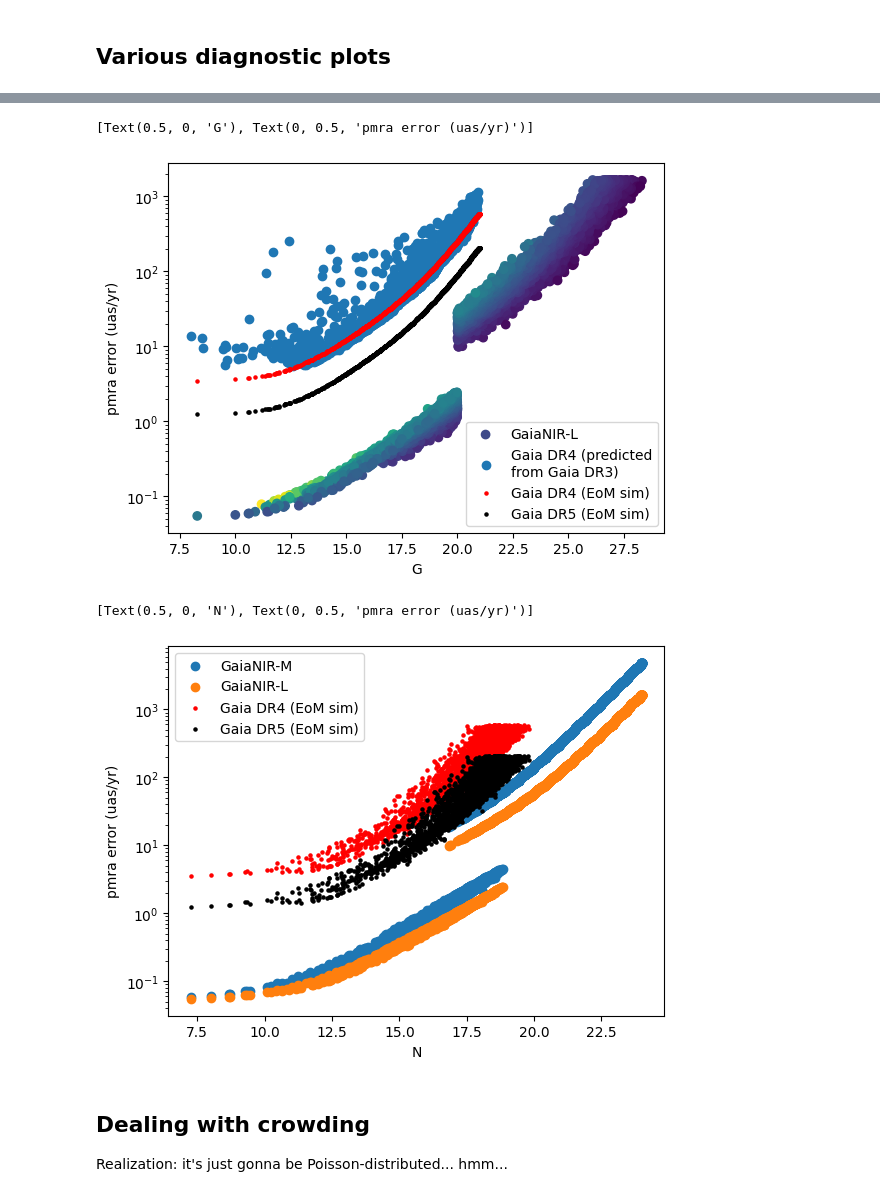
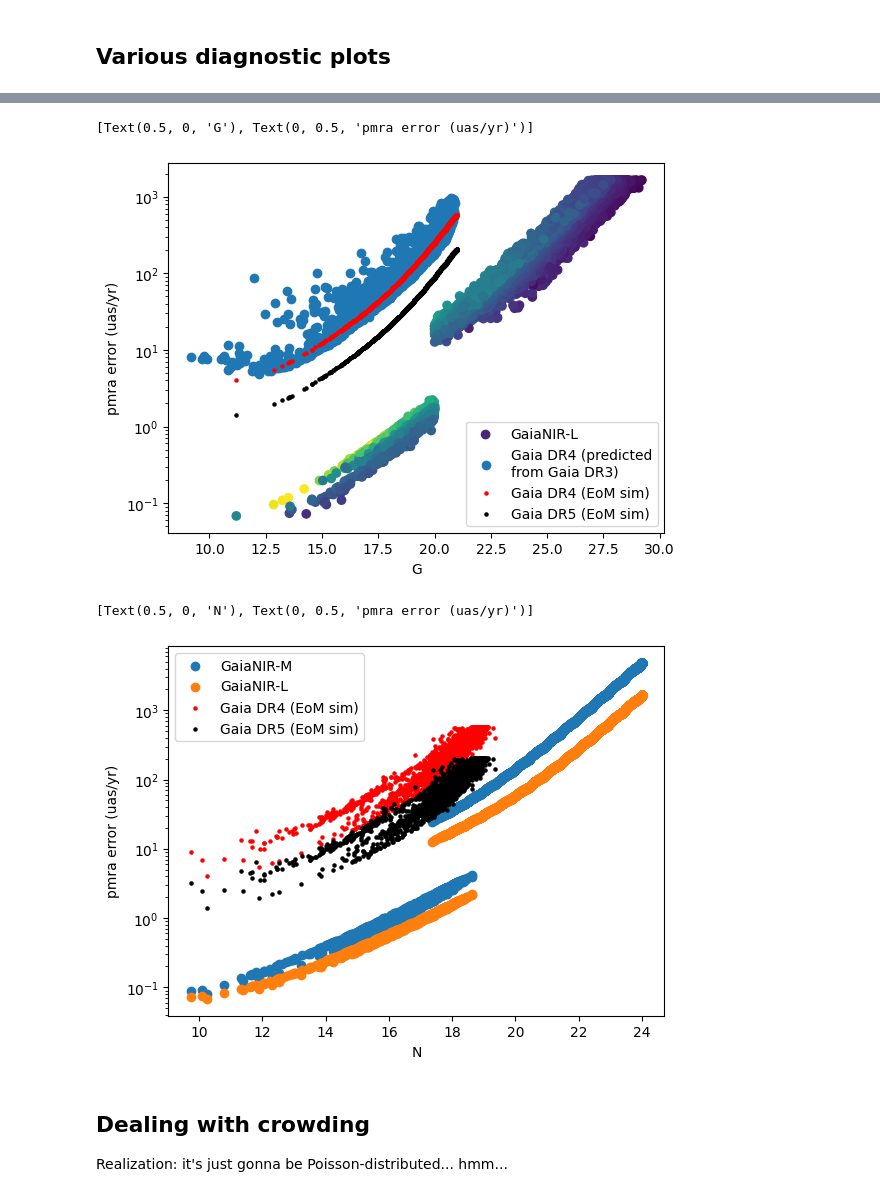
Before and after one commit to emilyhunt/gaianir-open-clusters, a Jupyter notebook: prototypes/synthpop/synthpop+cluster.ipynb, the cells around one changed output, grey strips where cells are left out. Cells and saved outputs as stored; diff of their text form; code cells hidden in the pictures.

```diff
--- a/prototypes/synthpop/synthpop+cluster.ipynb
+++ b/prototypes/synthpop/synthpop+cluster.ipynb
@@ -26,9 +29,9 @@ from sklearn.neighbors import NearestNeighbors
 # %% [markdown]
 ## Region sim!
 # %%
-l = 180
+l = 10
 b = 0
 # %%
-region, area = simulate_region(l, b, 1/60**2, minimum_stars=10000)
+region, crowding_metadata = simulate_region(l, b, 1/60**2, minimum_stars=10000)
 # %% [output]
 Initializing populations for first time...
@@ -141,6 +144,6 @@ plt.hist(obs_dr3['pmra_error'])
 # %%
 plt.scatter(
-    region["Gaia_G_EDR3"],
+    region["gaia_dr3_g"],
     region["pmra_error_gaianir-l_combined"] * 1000,
     c=region["logTeff"],
     label="GaiaNIR-L",
@@ -150,38 +153,38 @@ plt.gca().set(yscale="log")
 plt.scatter(
     gaia_data["phot_g_mean_mag"], gaia_data["pmra_error"] * 1000 / (2 * np.sqrt(2)), label="Gaia DR4 (predicted\nfrom Gaia DR3)"
 )
-plt.scatter(region["Gaia_G_EDR3"], region["pmra_error_gaia_dr4"] * 1000, c="r", s=5, label="Gaia DR4 (EoM sim)")
-plt.scatter(region["Gaia_G_EDR3"], region["pmra_error_gaia_dr5"] * 1000, c="k", s=5, label="Gaia DR5 (EoM sim)")
+plt.scatter(region["gaia_dr3_g"], region["pmra_error_gaia_dr4"] * 1000, c="r", s=5, label="Gaia DR4 (EoM sim)")
+plt.scatter(region["gaia_dr3_g"], region["pmra_error_gaia_dr5"] * 1000, c="k", s=5, label="Gaia DR5 (EoM sim)")
 plt.legend()
 plt.gca().set(xlabel="G", ylabel="pmra error (uas/yr)")
 # %% [output]
 [Text(0.5, 0, 'G'), Text(0, 0.5, 'pmra error (uas/yr)')]
-[figure, old version]
+[figure, new version]
 # %%
 plt.scatter(
-    region["N"],
+    region["gaianir_n"],
     region["pmra_error_gaianir-m_combined"] * 1000,
     # c=region["logTeff"],
     label="GaiaNIR-M",
 )
 plt.scatter(
-    region["N"],
+    region["gaianir_n"],
     region["pmra_error_gaianir-l_combined"] * 1000,
     # c=region["logTeff"],
     label="GaiaNIR-L",
 )
 plt.gca().set(yscale="log")
 
 # plt.scatter(
 #     gaia_data["phot_g_mean_mag"], gaia_data["pmra_error"] * 1000 / (2 * np.sqrt(2)), label="Gaia DR4 (predicted\nfrom Gaia DR3)"
 # )
-plt.scatter(region["N"], region["pmra_error_gaia_dr4"] * 1000, c="r", s=5, label="Gaia DR4 (EoM sim)")
-plt.scatter(region["N"], region["pmra_error_gaia_dr5"] * 1000, c="k", s=5, label="Gaia DR5 (EoM sim)")
+plt.scatter(region["gaianir_n"], region["pmra_error_gaia_dr4"] * 1000, c="r", s=5, label="Gaia DR4 (EoM sim)")
+plt.scatter(region["gaianir_n"], region["pmra_error_gaia_dr5"] * 1000, c="k", s=5, label="Gaia DR5 (EoM sim)")
 plt.legend()
 plt.gca().set(xlabel="N", ylabel="pmra error (uas/yr)")
 # %% [output]
 [Text(0.5, 0, 'N'), Text(0, 0.5, 'pmra error (uas/yr)')]
-[figure, old version]
+[figure, new version]
 # %% [markdown]
 ## Dealing with crowding
 
```
Also changed, not shown: parts of 33 cells of this notebook, 2 other files.
